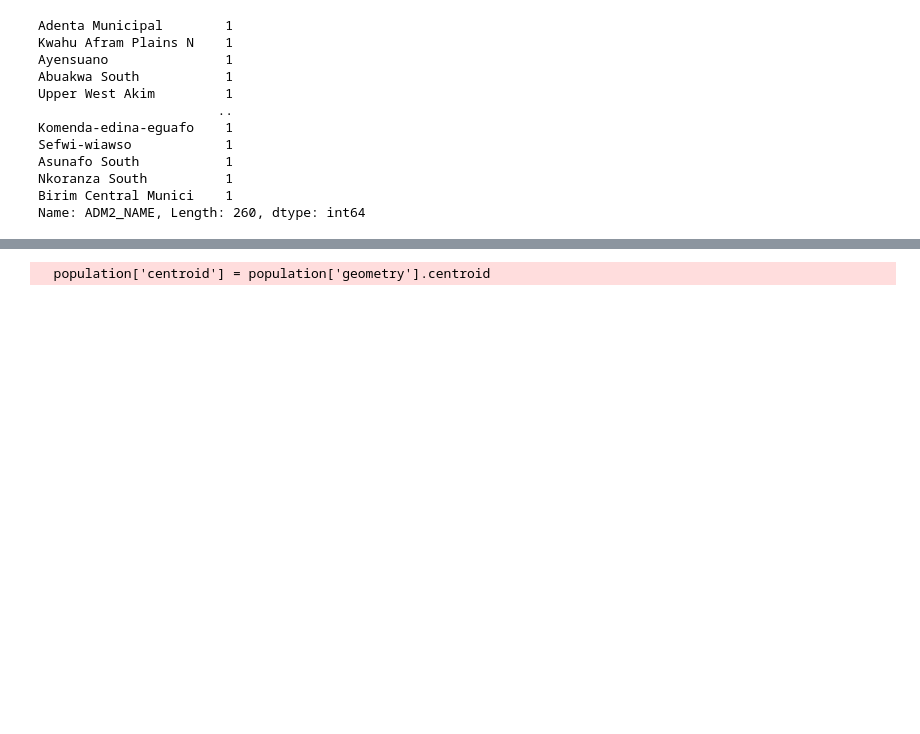
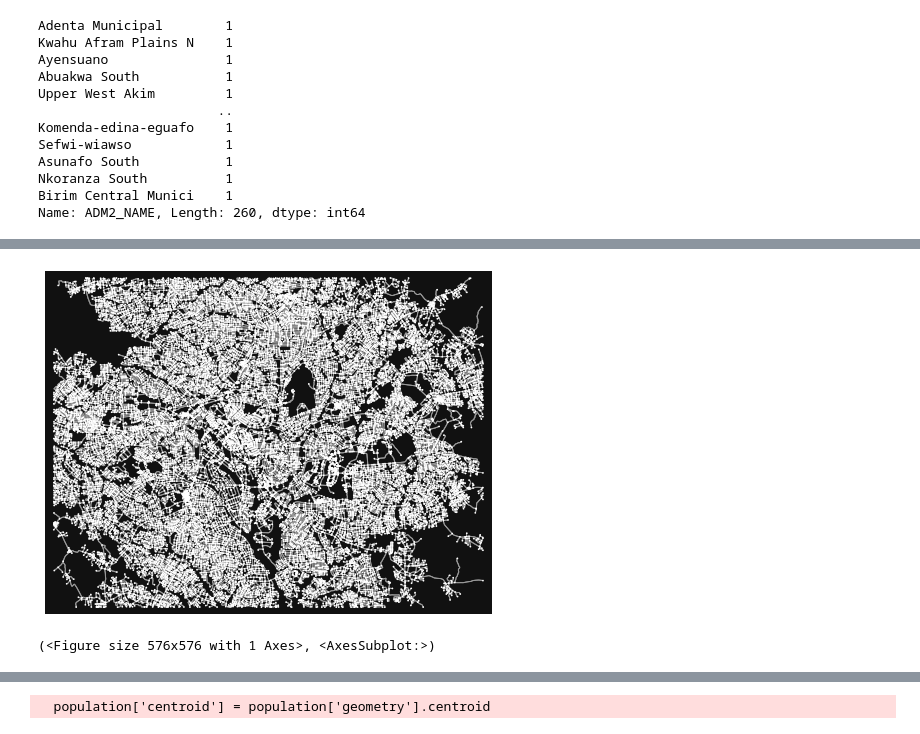
Before and after one commit to ccsuehara/ghana_access, a Jupyter notebook: scripts/create_graph.ipynb, the cells around one changed output, grey strips where cells are left out. Cells and saved outputs as stored; diff of their text form; code cells hidden in the pictures; blank space fills up the shorter version.

```diff
--- a/scripts/create_graph.ipynb
+++ b/scripts/create_graph.ipynb
@@ -122 +154,6 @@ gDrive_edge_gdf = gn.edge_gdf_from_graph(gDrive)
+# %%
+ox.plot_graph(gDrivesimp, edge_linewidth=1, node_size=3)
+# %% [output]
+[figure, added]
+(<Figure size 576x576 with 1 Axes>, <AxesSubplot:>)
 # %%
```
Also changed, not shown: parts of 30 cells of this notebook, 3 other files.
